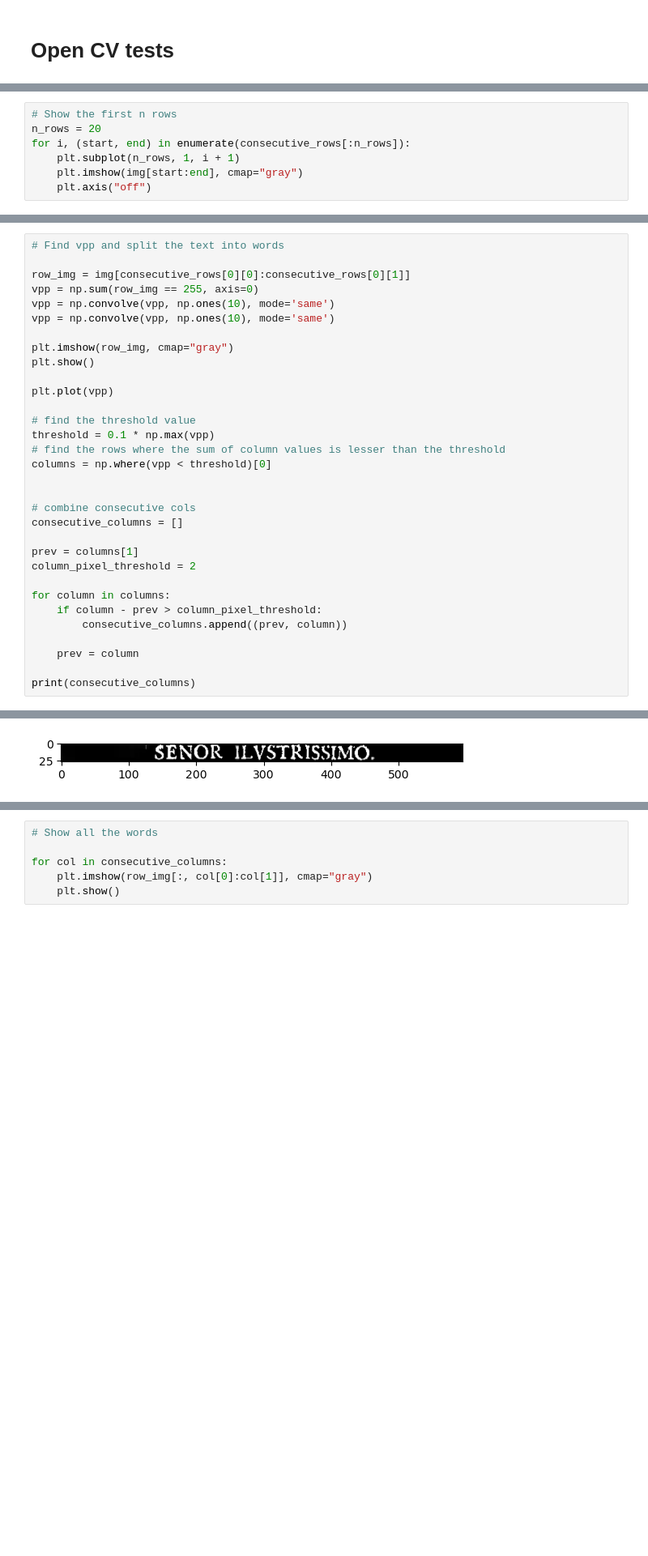
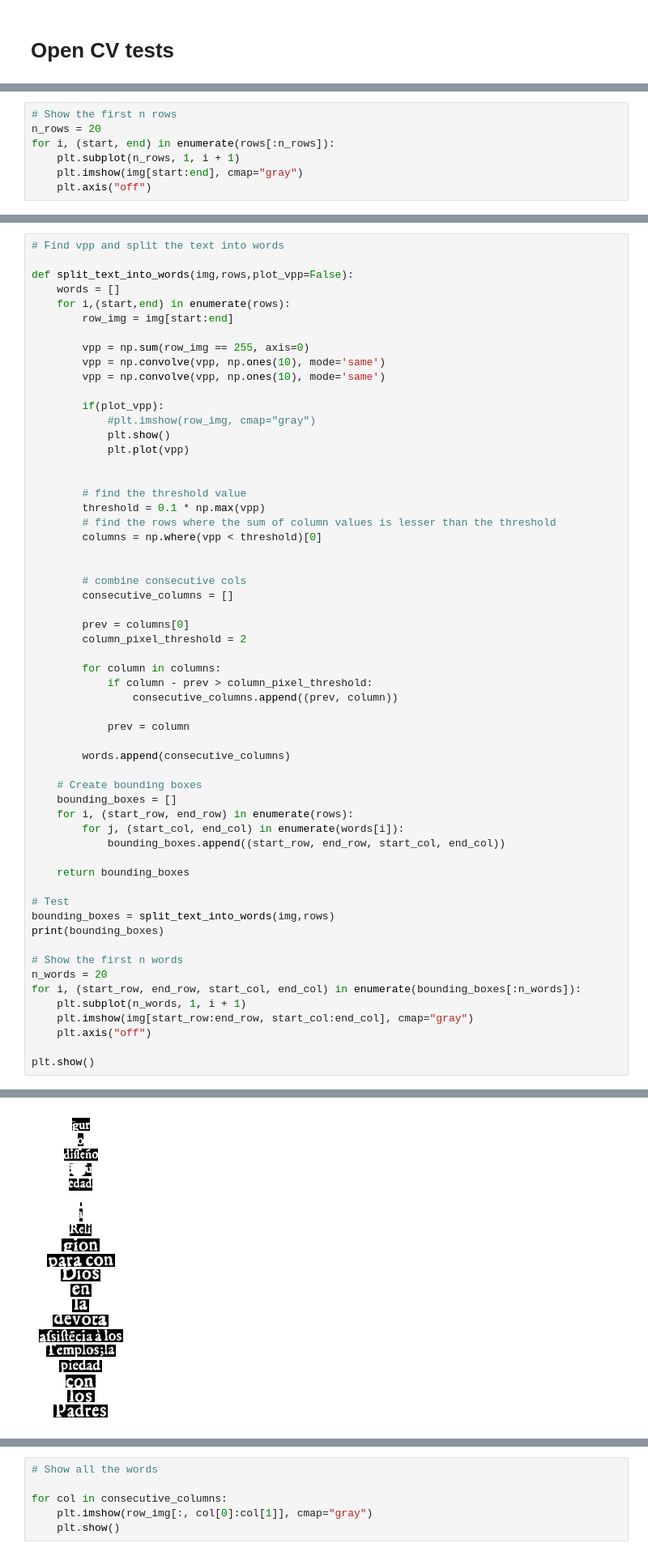
Before and after one commit to varunghat/Historical_text_OCR, a Jupyter notebook: test.ipynb, the cells around one changed output, grey strips where cells are left out. Shown at 81% size. Saved outputs shown, nothing was run; the diff lists cells and outputs as text; blank space fills up the shorter version.

Commit message:
Added line and word seg

```diff
--- a/test.ipynb
+++ b/test.ipynb
@@ -129,7 +163,7 @@ print(consecutive_rows)
 # %%
 # Show the first n rows
 n_rows = 20
-for i, (start, end) in enumerate(consecutive_rows[:n_rows]):
+for i, (start, end) in enumerate(rows[:n_rows]):
     plt.subplot(n_rows, 1, i + 1)
     plt.imshow(img[start:end], cmap="gray")
     plt.axis("off")
@@ -138,33 +172,59 @@ for i, (start, end) in enumerate(consecutive_rows[:n_rows]):
 # %%
 # Find vpp and split the text into words
 
-row_img = img[consecutive_rows[0][0]:consecutive_rows[0][1]]
-vpp = np.sum(row_img == 255, axis=0)
-vpp = np.convolve(vpp, np.ones(10), mode='same')
-vpp = np.convolve(vpp, np.ones(10), mode='same')
+def split_text_into_words(img,rows,plot_vpp=False):
+    words = []
+    for i,(start,end) in enumerate(rows):
+        row_img = img[start:end]
 
-plt.imshow(row_img, cmap="gray")
-plt.show()
+        vpp = np.sum(row_img == 255, axis=0)
+        vpp = np.convolve(vpp, np.ones(10), mode='same')
+        vpp = np.convolve(vpp, np.ones(10), mode='same')
 
-plt.plot(vpp)
-
-# find the threshold value
-threshold = 0.1 * np.max(vpp)
-# find the rows where the sum of column values is lesser than the threshold
-columns = np.where(vpp < threshold)[0]
+        if(plot_vpp):
+            #plt.imshow(row_img, cmap="gray")
+            plt.show()
+            plt.plot(vpp)
 
 
-# combine consecutive cols
-consecutive_columns = []
+        # find the threshold value
+        threshold = 0.1 * np.max(vpp)
+        # find the rows where the sum of column values is lesser than the threshold
+        columns = np.where(vpp < threshold)[0]
 
-prev = columns[1]
-column_pixel_threshold = 2
 
-for column in columns:
-    if column - prev > column_pixel_threshold:
-        consecutive_columns.append((prev, column))
+        # combine consecutive cols
+        consecutive_columns = []
 
-    prev = column
+        prev = columns[0]
+        column_pixel_threshold = 2
 
-print(consecutive_columns)
+        for column in columns:
+            if column - prev > column_pixel_threshold:
+                consecutive_columns.append((prev, column))
+
+            prev = column
+
+        words.append(consecutive_columns)
+
+    # Create bounding boxes
+    bounding_boxes = []
+    for i, (start_row, end_row) in enumerate(rows):
+        for j, (start_col, end_col) in enumerate(words[i]):
+            bounding_boxes.append((start_row, end_row, start_col, end_col))
+
+    return bounding_boxes
+
+# Test
+bounding_boxes = split_text_into_words(img,rows)
+print(bounding_boxes)
+
+# Show the first n words
+n_words = 20
+for i, (start_row, end_row, start_col, end_col) in enumerate(bounding_boxes[:n_words]):
+    plt.subplot(n_words, 1, i + 1)
+    plt.imshow(img[start_row:end_row, start_col:end_col], cmap="gray")
+    plt.axis("off")
+
+plt.show()
 # %% [output]
@@ -171 +232 @@ print(consecutive_columns)
-[figure, old version]
+[figure, new version]
```
Also changed, not shown: parts of 13 cells of this notebook.
